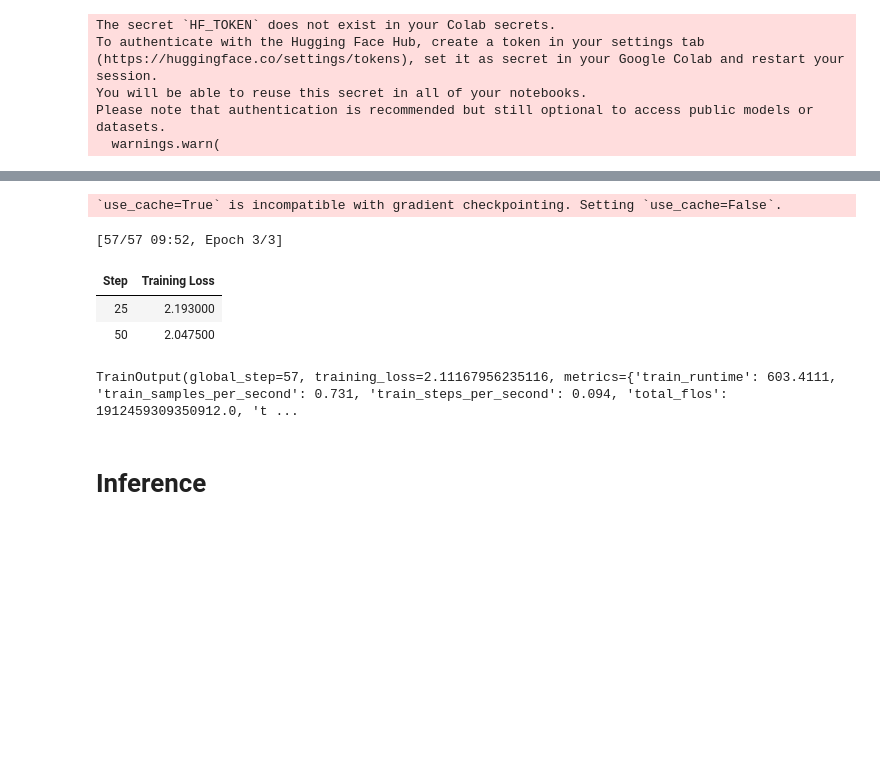
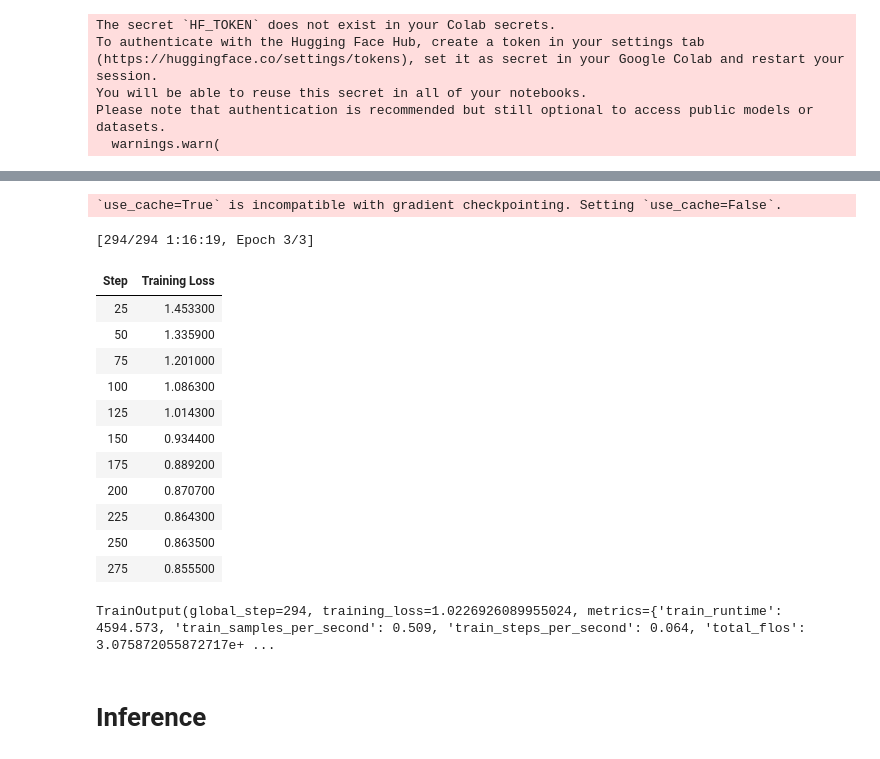
Before and after one commit to 1028Luo/LLAMA_Finetune_Workout, a Jupyter notebook: finetune_LLAMA.ipynb, the cells around one changed output, grey strips where cells are left out. Saved outputs shown, nothing was run; the diff lists cells and outputs as text; code cells hidden in the pictures; blank space fills up the shorter version.

Commit message:
trained on 700 rows dataset

```diff
--- a/finetune_LLAMA.ipynb
+++ b/finetune_LLAMA.ipynb
@@ -144,7 +144,7 @@ bnb_config = BitsAndBytesConfig(
 _SFTConfig = SFTConfig(
     output_dir=new_model,
     dataset_text_field="text", # will be used only when no formatting function
-    max_seq_length=256,
+    max_seq_length=1024, # default to model maximum
     report_to="tensorboard", # by default needs login to wandb
     num_train_epochs = 3,
     logging_steps = 25, # log traning loss
@@ -162,38 +162,47 @@ model = AutoModelForCausalLM.from_pretrained(
     base_model,
     quantization_config=bnb_config,
     device_map="auto",
 )
 
 tokenizer = AutoTokenizer.from_pretrained(base_model, trust_remote_code=True)
 tokenizer.pad_token = tokenizer.eos_token
 tokenizer.chat_template = inst_tokenizer.chat_template
 tokenizer.eos_token_id = inst_tokenizer.eos_token_id
 
 
 # tokenizer.padding_side = "right" # Fix weird overflow issue with fp16 training
 
-# inst_tokenizer.pad_token = inst_tokenizer.eos_token
+inst_tokenizer.pad_token = inst_tokenizer.eos_token
 # aaa
 model.config.pad_token_id = tokenizer.pad_token_id
 model.config.eos_token_id = tokenizer.eos_token_id
 
 trainer = SFTTrainer(
     model,
     train_dataset=dataset,
     args=_SFTConfig,
     peft_config=peft_config,
     formatting_func=formatting_prompts_func,
     tokenizer = inst_tokenizer
 )
 
 trainer.train()
 # %% [output]
 `use_cache=True` is incompatible with gradient checkpointing. Setting `use_cache=False`.
-[57/57 09:52, Epoch 3/3]
+[294/294 1:16:19, Epoch 3/3]
 | Step | Training Loss |
-| 25 | 2.193000 |
-| 50 | 2.047500 |
+| 25 | 1.453300 |
+| 50 | 1.335900 |
+| 75 | 1.201000 |
+| 100 | 1.086300 |
+| 125 | 1.014300 |
+| 150 | 0.934400 |
+| 175 | 0.889200 |
+| 200 | 0.870700 |
+| 225 | 0.864300 |
+| 250 | 0.863500 |
+| 275 | 0.855500 |
-TrainOutput(global_step=57, training_loss=2.11167956235116, metrics={'train_runtime': 603.4111, 'train_samples_per_second': 0.731, 'train_steps_per_second': 0.094, 'total_flos': 1912459309350912.0, 't ...
+TrainOutput(global_step=294, training_loss=1.0226926089955024, metrics={'train_runtime': 4594.573, 'train_samples_per_second': 0.509, 'train_steps_per_second': 0.064, 'total_flos': 3.075872055872717e+ ...
 # %% [markdown]
 # Inference
 # %%
```
Also changed, not shown: parts of 4 cells of this notebook.
